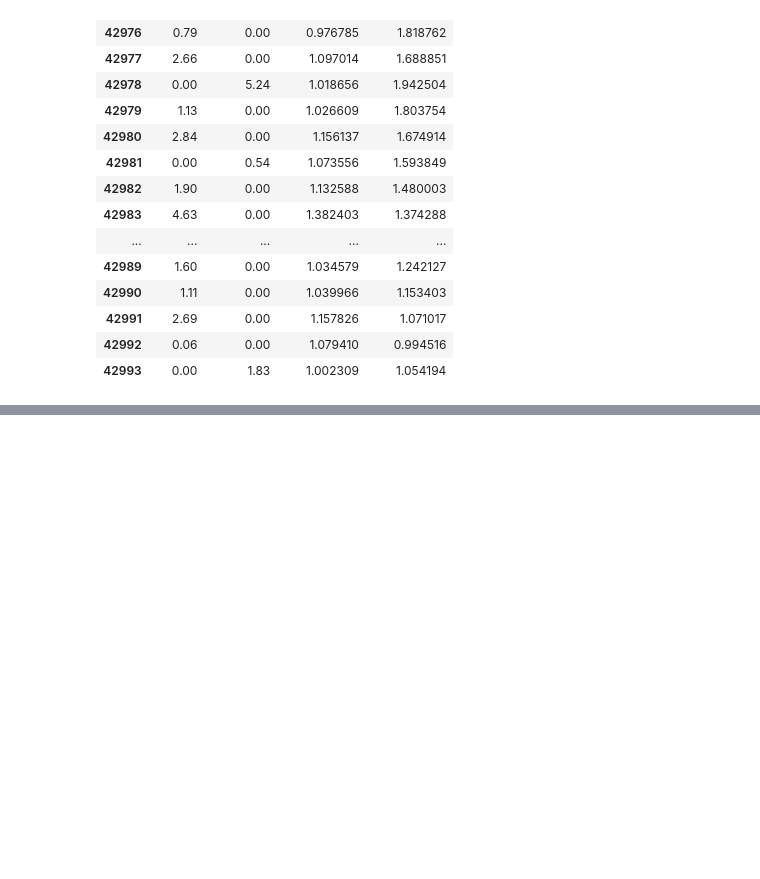
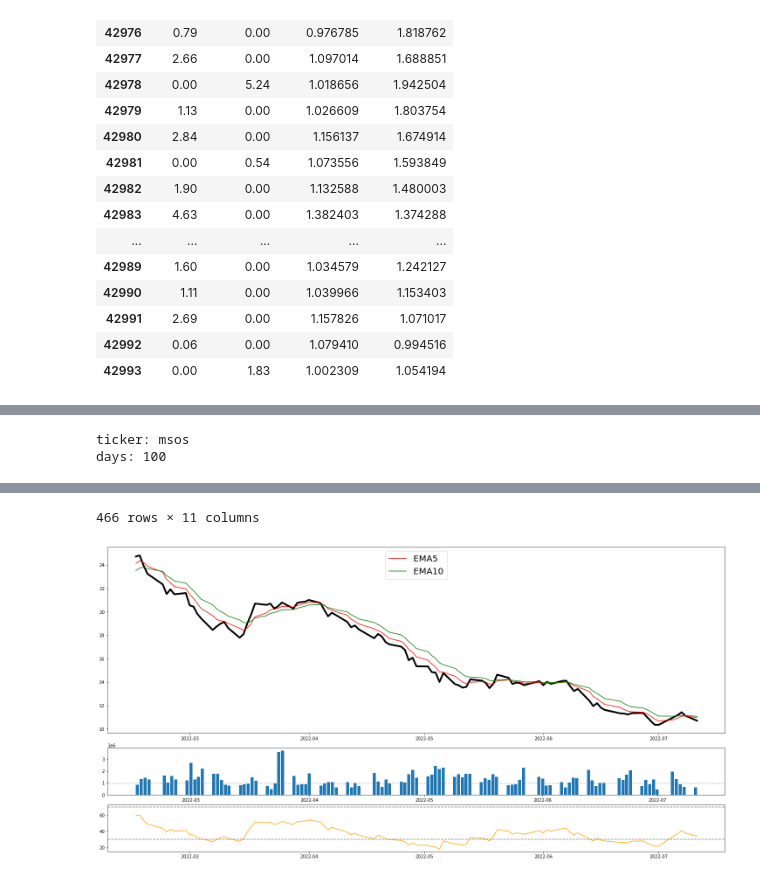
Before and after one commit to CodeCerebro/tpa, a Jupyter notebook: tda.ipynb, the cells around one changed output, grey strips where cells are left out. Saved outputs shown, nothing was run; the diff lists cells and outputs as text; code cells hidden in the pictures; blank space fills up the shorter version.

```diff
--- a/tda.ipynb
+++ b/tda.ipynb
@@ -226,5 +226,5 @@ def RSI(data, days=14):
         df['average gain'] = df['up_tick'].ewm(com=days-1, adjust=False, min_periods = days).mean()
         df['average loss'] = df['down_tick'].ewm(com=days-1, adjust=False, min_periods = days).mean()
         data['RSI'] = 100 - 100/(1 + df['average gain'] / df['average loss'])
-    return data,df
+    return data
 # %%
@@ -313,0 +301,46 @@ hp_df['msos'.upper()].tail(10)
+# %%
+def chart():
+
+    ticker = input('ticker: ').upper()
+    days = int(input('days: '))
+
+    handler = historicalPrice(ticker) # getting historically price
+    handler = pd.json_normalize(handler, 'candles')
+
+    daily_datetime(handler)
+    percentChange(handler)
+
+    # Indicators
+    movingAverage(handler, 5, 'exponential')
+    movingAverage(handler, 10, 'exponential')
+    RSI(handler)
+
+
+
+    #plt.rcParams['figure.figsize'] = [20, 40] # change the notebook's default
+    fig = plt.figure(constrained_layout=True, figsize=(20,10), facecolor='w') # change only this figure
+    gs = gridspec.GridSpec(6,4, fig)
+    ax_price = fig.add_subplot(gs[:4,:])
+    ax_vol = fig.add_subplot(gs[4,:])
+    ax_rsi = fig.add_subplot(gs[5,:])
+    x = handler['date'].tail(days)
+    y_price = handler['close'].tail(days)
+    y_EMA5 = handler['EMA5'].tail(days)
+    y_EMA10 = handler['EMA10'].tail(days)
+    y_vol = handler['volume'].tail(days)
+    y_rsi = handler['RSI'].tail(days)
+    ax_price.plot(x,y_price, color='black', linewidth=4)
+    ax_price.plot(x,y_EMA5, color='red', label='EMA5')
+    ax_price.plot(x,y_EMA10, color='green', label='EMA10')
+    ax_vol.bar(x,y_vol)
+    ax_vol.axhline(handler['volume'].mean(), color='grey', linestyle='--', alpha=0.5)
+    ax_rsi.plot(x,y_rsi, color='orange')
+    ax_rsi.axhline(30, linestyle='--', color='grey')
+    ax_rsi.axhline(70, linestyle='--', color='grey')
+    ax_price.legend(loc='upper center', fontsize=20)
+    return handler
+# %%
+chart()
+# %% [output]
+ticker: msos
+days: 100
@@ -313,0 +359,2 @@ hp_df['msos'.upper()].tail(10)
+466 rows × 11 columns
+[figure, added]
```
Also changed, not shown: parts of 6 cells of this notebook.
